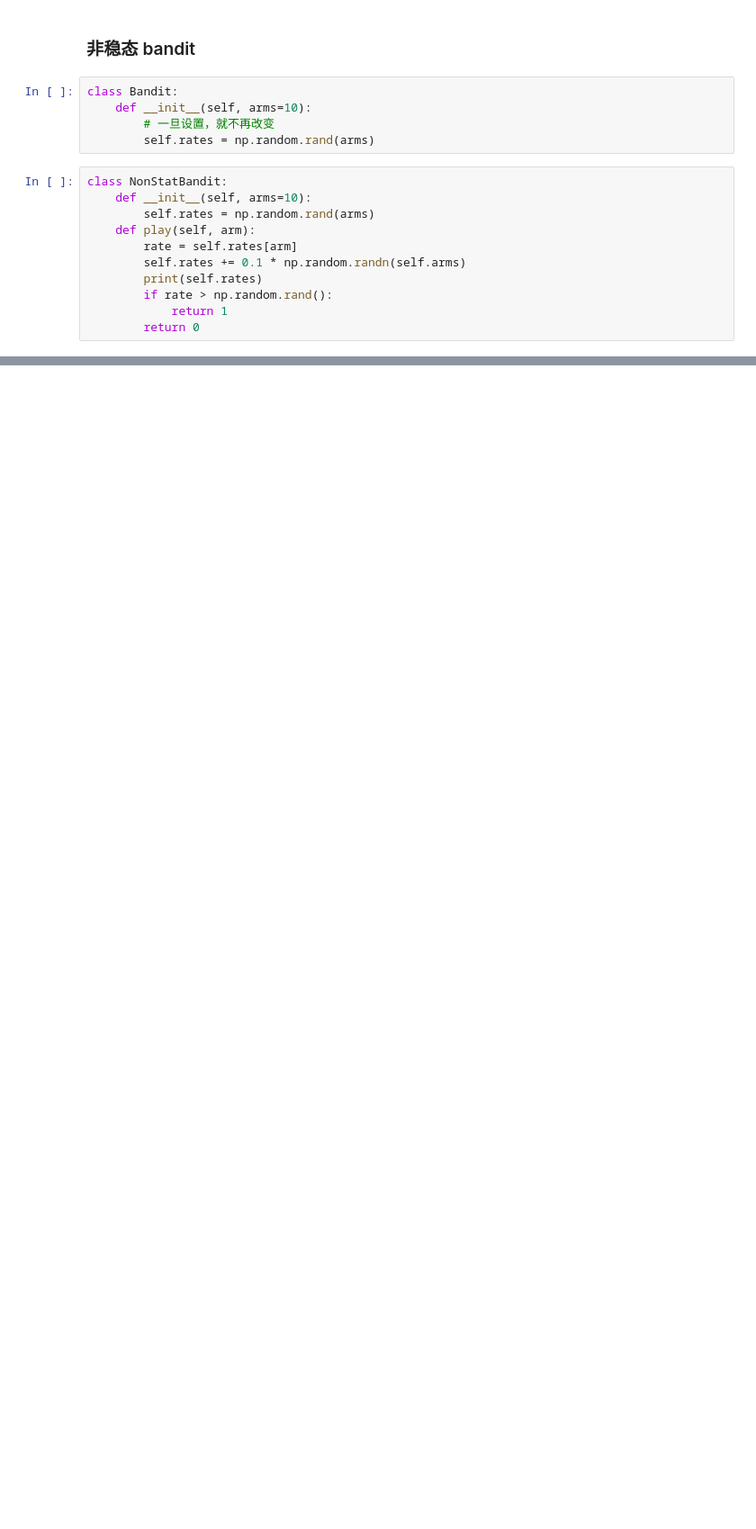
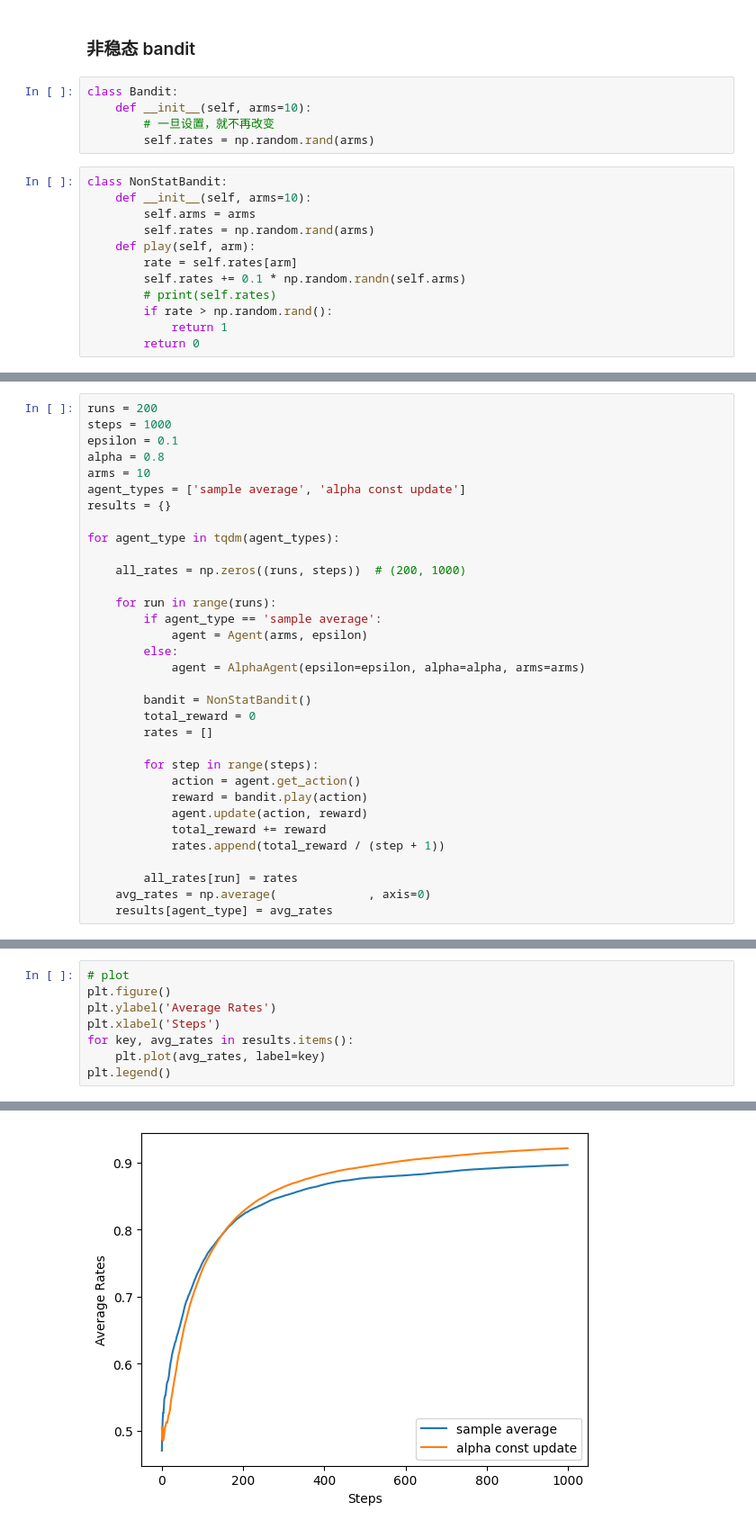
Before and after one commit to chunhuizhang/modern_ai_for_beginners, a Jupyter notebook: books_reading_notes/深度学习入门/强化学习/chap1_bandit.ipynb, the cells around one changed output, grey strips where cells are left out. Shown: that part at 90% size. Cells and saved outputs as stored; diff of their text form; blank space fills up the shorter version.

```diff
--- a/books_reading_notes/深度学习入门/强化学习/chap1.ipynb
+++ b/books_reading_notes/深度学习入门/强化学习/chap1_bandit.ipynb
@@ -150,11 +150,12 @@ class Bandit:
 # %%
 class NonStatBandit:
     def __init__(self, arms=10):
+        self.arms = arms
         self.rates = np.random.rand(arms)
     def play(self, arm):
         rate = self.rates[arm]
         self.rates += 0.1 * np.random.randn(self.arms)
-        print(self.rates)
+        # print(self.rates)
         if rate > np.random.rand():
             return 1
         return 0
@@ -172,0 +211,33 @@ class NonStatBandit:
+# %%
+runs = 200
+steps = 1000
+epsilon = 0.1
+alpha = 0.8
+arms = 10
+agent_types = ['sample average', 'alpha const update']
+results = {}
+
+for agent_type in tqdm(agent_types):
+
+    all_rates = np.zeros((runs, steps))  # (200, 1000)
+
+    for run in range(runs):
+        if agent_type == 'sample average':
+            agent = Agent(arms, epsilon)
+        else:
+            agent = AlphaAgent(epsilon=epsilon, alpha=alpha, arms=arms)
+
+        bandit = NonStatBandit()
+        total_reward = 0
+        rates = []
+
+        for step in range(steps):
+            action = agent.get_action()
+            reward = bandit.play(action)
+            agent.update(action, reward)
+            total_reward += reward
+            rates.append(total_reward / (step + 1))
+
+        all_rates[run] = rates
+    avg_rates = np.average(             , axis=0)
+    results[agent_type] = avg_rates
@@ -172,0 +248,9 @@ class NonStatBandit:
+# %%
+# plot
+plt.figure()
+plt.ylabel('Average Rates')
+plt.xlabel('Steps')
+for key, avg_rates in results.items():
+    plt.plot(avg_rates, label=key)
+plt.legend()
+# %% [output]
@@ -172,0 +258 @@ class NonStatBandit:
+[figure, added]
```
Also changed, not shown: parts of 6 cells of this notebook, 1 other file.
